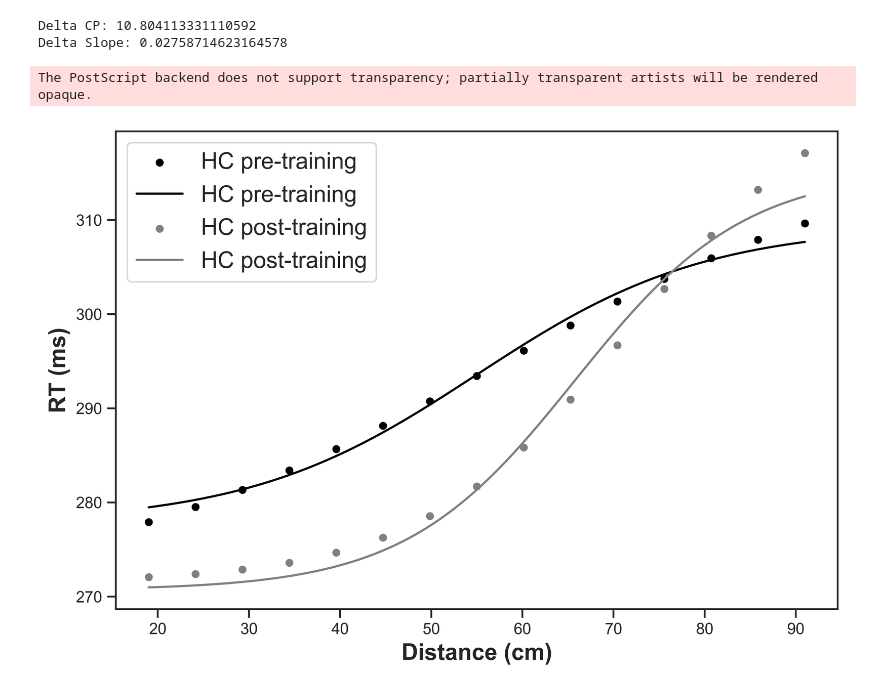
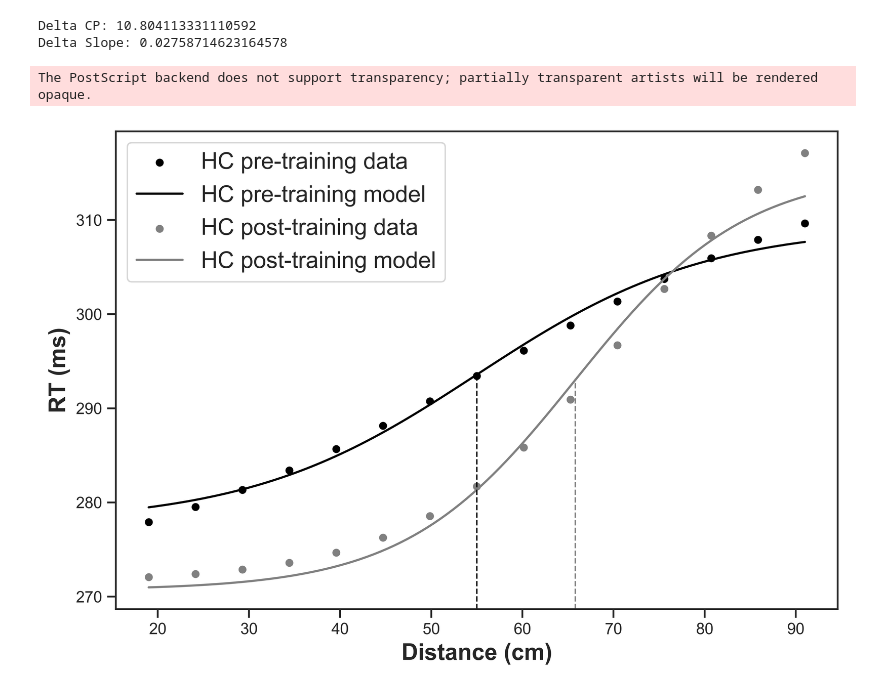
Before and after one commit to renatoparedes/SCZ_PPS_Expansion_Model, a Jupyter notebook: FIG2_Fitting_Plots.ipynb, the cells around one changed output. Cells and saved outputs as stored; diff of their text form; code cells hidden in the pictures.

```diff
--- a/FIG2_Fitting_Plots.ipynb
+++ b/FIG2_Fitting_Plots.ipynb
@@ -446,29 +452,32 @@ Delta Slope: 0.02758714623164578
 # %%
 fig, axs = plt.subplots(1, 1, figsize=(9, 6), dpi=600)
 ax1 = plt.subplot(111)
 
-sns.scatterplot(x=a_distances, y=HC_RTs, label="HC pre-training", ax=ax1)
+sns.scatterplot(x=a_distances, y=HC_RTs, label="HC pre-training data", ax=ax1)
 sns.lineplot(
     x=model_a_distances,
     y=HC_Model_RTs_pre_fit,
-    label="HC pre-training",
+    label="HC pre-training model",
     ax=ax1,
 )
-sns.scatterplot(x=a_distances, y=HC_RTs_post, label="HC post-training", ax=ax1)
+sns.scatterplot(x=a_distances, y=HC_RTs_post, label="HC post-training data", ax=ax1)
 
 sns.lineplot(
     x=model_a_distances,
     y=HC_Model_RTs_post_fit,
-    label="HC post-training",
+    label="HC post-training model",
     ax=ax1,
 )
 
 ax1.set_xlabel("Distance (cm)", size=16)
 ax1.set_ylabel("RT (ms)", size=16)
 
 ax1.legend(fontsize=16)
 
+ax1.axvline(x=HC_CP_Model_pre, color="black", linewidth=1, ymax=0.495, linestyle="--")
+ax1.axvline(x=HC_CP_Model_post, color="gray", linewidth=1, ymax=0.482, linestyle="--")
+
 fig.savefig("drafts/FIG0.eps", bbox_inches="tight", format="eps")
 # %% [output]
 The PostScript backend does not support transparency; partially transparent artists will be rendered opaque.
-[figure, old version]
+[figure, new version]
```
Also changed, not shown: parts of 1 cell of this notebook, 3 other files.
